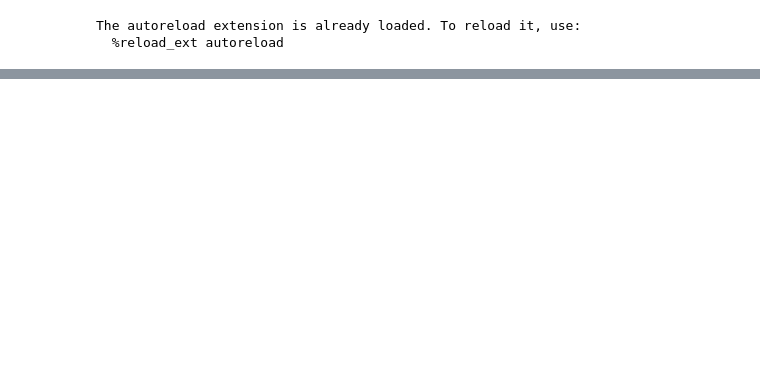
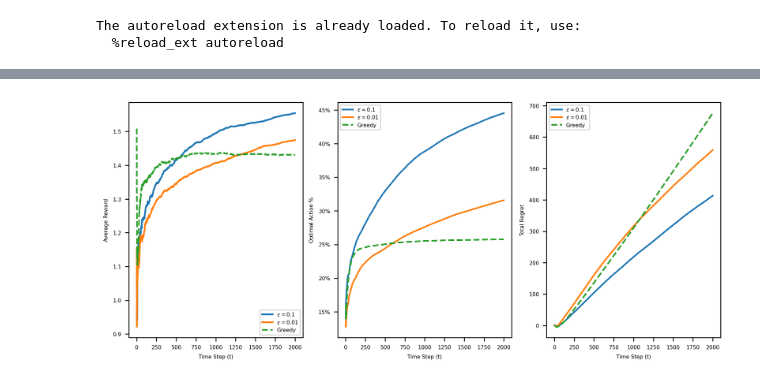
Before and after one commit to ahans30/Multi-Armted-Bandit, a Jupyter notebook: experiment.ipynb, the cells around one changed output, grey strips where cells are left out. Cells and saved outputs as stored; diff of their text form; code cells hidden in the pictures; blank space fills up the shorter version.

Commit message:
Added regret bounds

```diff
--- a/experiment.ipynb
+++ b/experiment.ipynb
@@ -51,3 +60,34 @@ plt.show()
+# %%
+fig, (ax1, ax2, ax3) = plt.subplots(ncols=3, sharey=False, figsize=(10,4))
+
+# ax1.plot(range(1,time_horizon+1), ucb['average_reward'], label='$c=2$ (UCB)')
+ax1.plot(range(1,time_horizon+1), metrics1['average_reward'], label='$\epsilon=0.1$')
+ax1.plot(range(1,time_horizon+1), metrics2['average_reward'], label='$\epsilon=0.01$')
+ax1.plot(range(1,time_horizon+1), greedy['average_reward'], linestyle = '--', label='Greedy')
+ax1.set_ylabel('Average Reward')
+ax1.set_xlabel('Time Step (t)')
+
+# ax2.plot(range(1,time_horizon+1), ucb['optimal_action'], label='$c=2$ (UCB)')
+ax2.plot(range(1,time_horizon+1), metrics1['optimal_action'], label='$\epsilon=0.1$')
+ax2.plot(range(1,time_horizon+1), metrics2['optimal_action'], label='$\epsilon=0.01$')
+ax2.plot(range(1,time_horizon+1), greedy['optimal_action'], linestyle = '--', label='Greedy')
+ax2.set_ylabel('Optimal Action %')
+ax2.set_xlabel('Time Step (t)')
+ax2.yaxis.set_major_formatter(mtick.PercentFormatter(1, decimals = 0))
+
+# ax3.plot(range(1,time_horizon+1), ucb['total_regret'], label='$c=2$ (UCB)')
+ax3.plot(range(1,time_horizon+1), metrics1['total_regret'], label='$\epsilon=0.1$')
+ax3.plot(range(1,time_horizon+1), metrics2['total_regret'], label='$\epsilon=0.01$')
+ax3.plot(range(1,time_horizon+1), greedy['total_regret'], linestyle = '--', label='Greedy')
+ax3.set_ylabel('Total Regret')
+ax3.set_xlabel('Time Step (t)')
+
+ax1.legend()
+ax2.legend()
+ax3.legend()
+plt.show()
+# %% [output]
+[figure, added]
 # %%
 mab.actual_distribution_parameters
 # %% [output]
```
Also changed, not shown: parts of 6 cells of this notebook, 1 other file.
